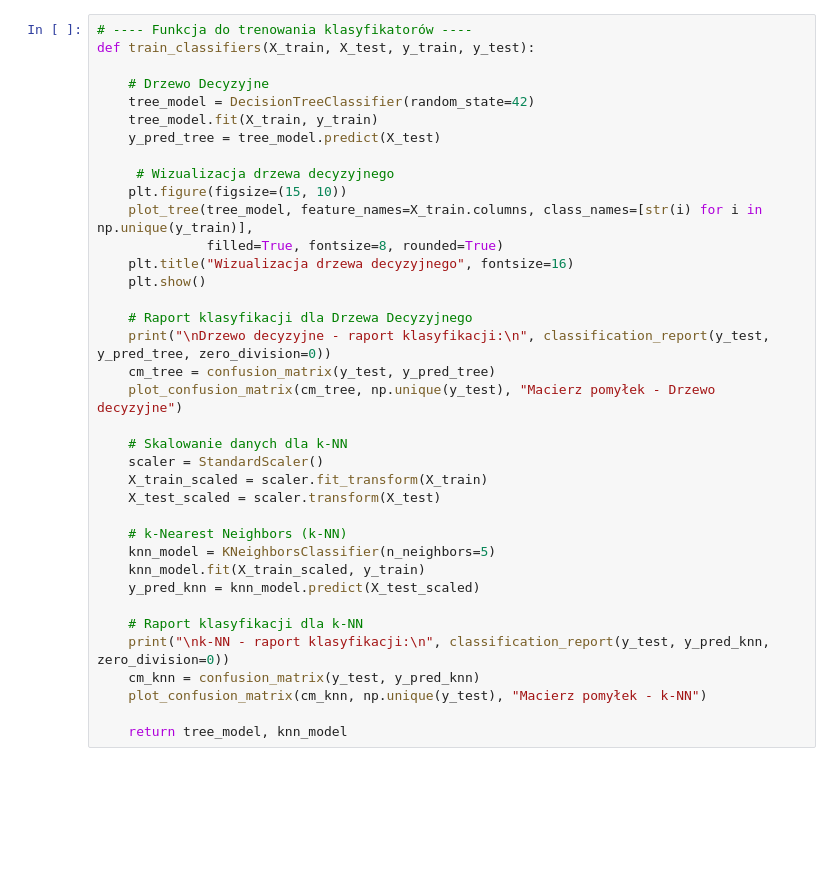
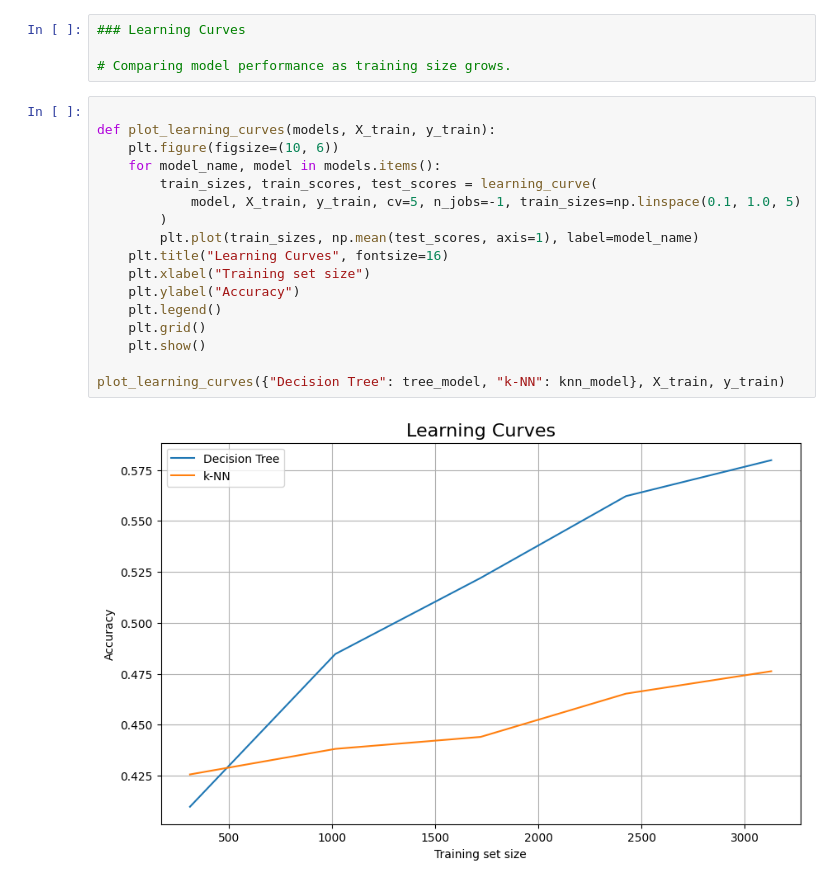
Before and after one commit to Zemby1996/Wine-Project---Visualisation, a Jupyter notebook: projekt-wino-notebook.ipynb, the cells around one changed output. Drawn from its saved outputs; the diff is of its cells as text; blank space fills up the shorter version.

```diff
--- a/projekt-wino-notebook.ipynb
+++ b/projekt-wino-notebook.ipynb
@@ -75,37 +182,23 @@ def plot_confusion_matrix(cm, classes, title):
+# %%
+### Learning Curves
+
+# Comparing model performance as training size grows.
 # %%
-# ---- Funkcja do trenowania klasyfikatorów ----
-def train_classifiers(X_train, X_test, y_train, y_test):
 
-    # Drzewo Decyzyjne
-    tree_model = DecisionTreeClassifier(random_state=42)
-    tree_model.fit(X_train, y_train)
-    y_pred_tree = tree_model.predict(X_test)
-
-     # Wizualizacja drzewa decyzyjnego
-    plt.figure(figsize=(15, 10))
-    plot_tree(tree_model, feature_names=X_train.columns, class_names=[str(i) for i in np.unique(y_train)],
-              filled=True, fontsize=8, rounded=True)
-    plt.title("Wizualizacja drzewa decyzyjnego", fontsize=16)
+def plot_learning_curves(models, X_train, y_train):
+    plt.figure(figsize=(10, 6))
+    for model_name, model in models.items():
+        train_sizes, train_scores, test_scores = learning_curve(
+            model, X_train, y_train, cv=5, n_jobs=-1, train_sizes=np.linspace(0.1, 1.0, 5)
+        )
+        plt.plot(train_sizes, np.mean(test_scores, axis=1), label=model_name)
+    plt.title("Learning Curves", fontsize=16)
+    plt.xlabel("Training set size")
+    plt.ylabel("Accuracy")
+    plt.legend()
+    plt.grid()
     plt.show()
 
-    # Raport klasyfikacji dla Drzewa Decyzyjnego
-    print("\nDrzewo decyzyjne - raport klasyfikacji:\n", classification_report(y_test, y_pred_tree, zero_division=0))
-    cm_tree = confusion_matrix(y_test, y_pred_tree)
-    plot_confusion_matrix(cm_tree, np.unique(y_test), "Macierz pomyłek - Drzewo decyzyjne")
-
-    # Skalowanie danych dla k-NN
-    scaler = StandardScaler()
-    X_train_scaled = scaler.fit_transform(X_train)
-    X_test_scaled = scaler.transform(X_test)
-
-    # k-Nearest Neighbors (k-NN)
-    knn_model = KNeighborsClassifier(n_neighbors=5)
-    knn_model.fit(X_train_scaled, y_train)
-    y_pred_knn = knn_model.predict(X_test_scaled)
-
-    # Raport klasyfikacji dla k-NN
-    print("\nk-NN - raport klasyfikacji:\n", classification_report(y_test, y_pred_knn, zero_division=0))
-    cm_knn = confusion_matrix(y_test, y_pred_knn)
-    plot_confusion_matrix(cm_knn, np.unique(y_test), "Macierz pomyłek - k-NN")
-
-    return tree_model, knn_model
+plot_learning_curves({"Decision Tree": tree_model, "k-NN": knn_model}, X_train, y_train)
+# %% [output]
+[figure, added]
```
Also changed, not shown: parts of 22 cells of this notebook.
